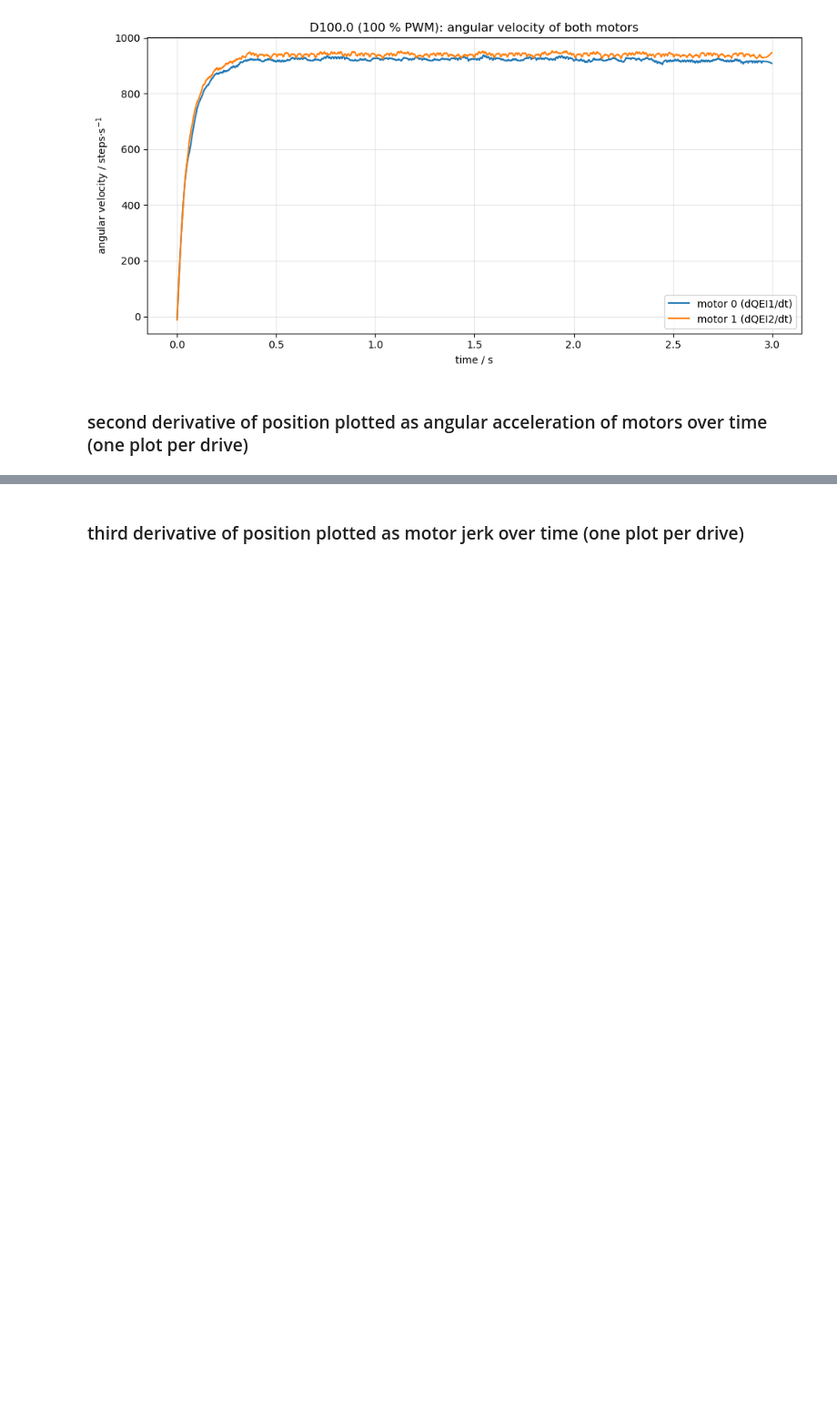
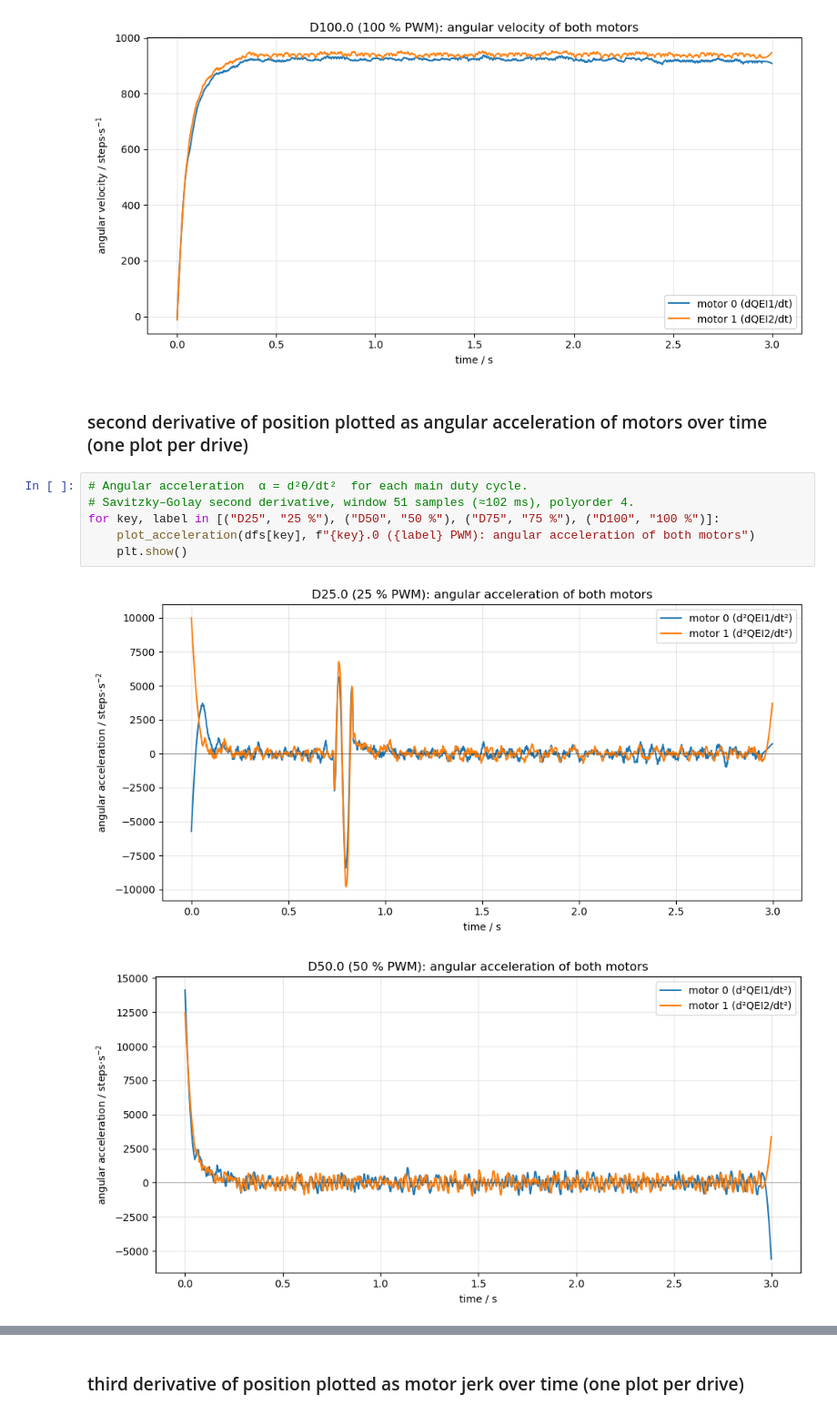
Before and after one commit to janisgra/RTP-T3-SoSe2026, a Jupyter notebook: 02_Preperations/drive-analysis.ipynb, the cells around one changed output, grey strips where cells are left out. Shown at 91% size. Cells and saved outputs as stored; diff of their text form; blank space fills up the shorter version.

```diff
--- a/02_Preperations/drive-analysis.ipynb
+++ b/02_Preperations/drive-analysis.ipynb
@@ -272,3 +341,12 @@ plt.show()
 [figure]
 # %% [markdown]
 ### second derivative of position plotted as angular acceleration of motors over time (one plot per drive)
+# %%
+# Angular acceleration  α = d²θ/dt²  for each main duty cycle.
+# Savitzky–Golay second derivative, window 51 samples (≈102 ms), polyorder 4.
+for key, label in [("D25", "25 %"), ("D50", "50 %"), ("D75", "75 %"), ("D100", "100 %")]:
+    plot_acceleration(dfs[key], f"{key}.0 ({label} PWM): angular acceleration of both motors")
+    plt.show()
+# %% [output]
+[figure, added]
+[figure, added]
```
Also changed, not shown: parts of 6 cells of this notebook, 8 other files.
